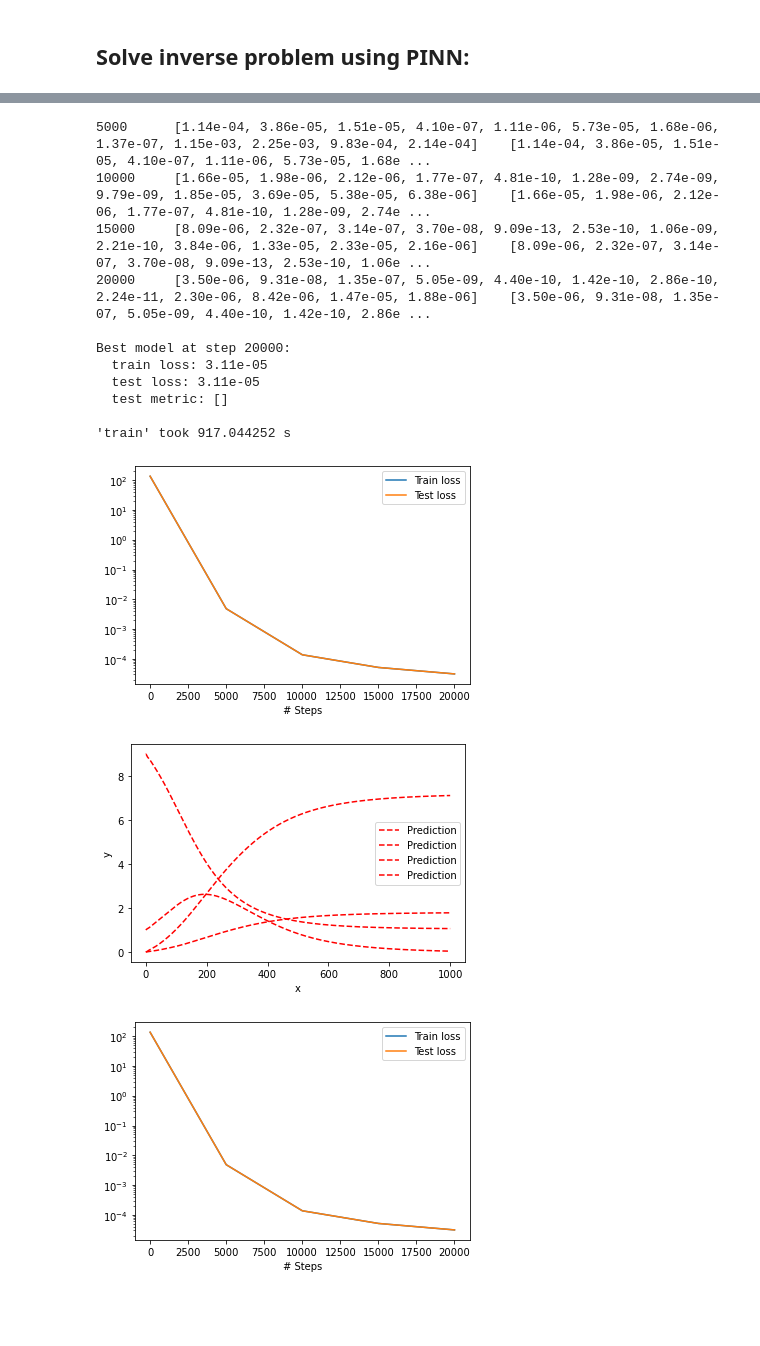
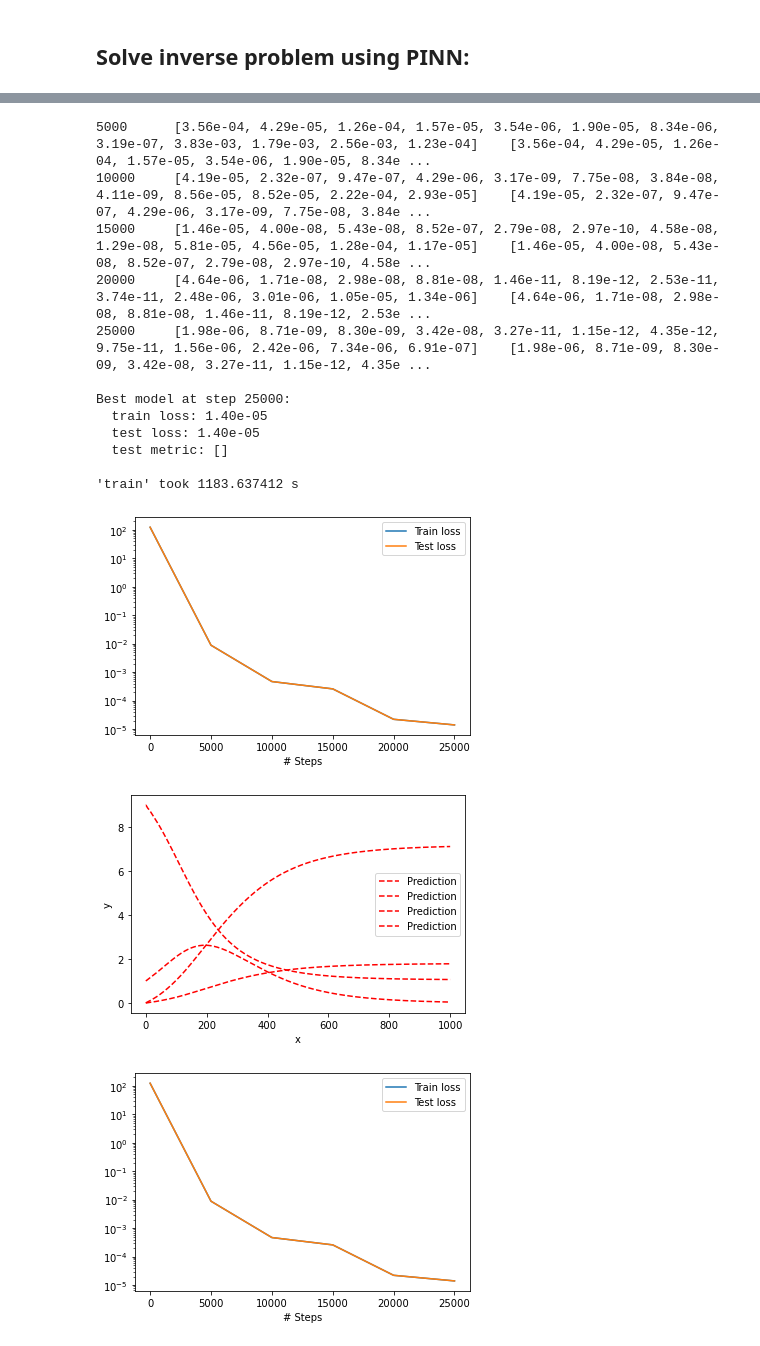
Before and after one commit to emilhaugstvedt/PINN, a Jupyter notebook: SIRD/PINN_SIRD.ipynb, the cells around one changed output, grey strips where cells are left out. Drawn from its saved outputs; the diff is of its cells as text; code cells hidden in the pictures; blank space fills up the shorter version.

```diff
--- a/SIRD/PINN_SIRD.ipynb
+++ b/SIRD/PINN_SIRD.ipynb
@@ -316,11 +357,10 @@ est_model.compile("adam", lr=0.0001, external_trainable_variables=[est_beta, est
 
 # Define when to collect the updated values of the variables and save them to a file:
 variable = dde.callbacks.VariableValue(
-    [est_beta, est_gamma, est_mu], period=600, filename="variables.dat"
-)
+    [est_beta, est_gamma, est_mu], period=600, filename="variables.dat")
 
 # Train the model:
-losshistory, train_state = est_model.train(epochs=20000, callbacks=[variable], display_every= 5000)
+losshistory, train_state = est_model.train(epochs=25000, callbacks=[variable], display_every= 5000)
 dde.saveplot(losshistory, train_state, issave=False, isplot=True)
 dde.postprocessing.plot_loss_history(losshistory, fname= "figures/lossParameterEstimation")
 # %% [output]
@@ -344,14 +384,15 @@ Step      Train loss
-5000      [1.14e-04, 3.86e-05, 1.51e-05, 4.10e-07, 1.11e-06, 5.73e-05, 1.68e-06, 1.37e-07, 1.15e-03, 2.25e-03, 9.83e-04, 2.14e-04]    [1.14e-04, 3.86e-05, 1.51e-05, 4.10e-07, 1.11e-06, 5.73e-05, 1.68e ...
-10000     [1.66e-05, 1.98e-06, 2.12e-06, 1.77e-07, 4.81e-10, 1.28e-09, 2.74e-09, 9.79e-09, 1.85e-05, 3.69e-05, 5.38e-05, 6.38e-06]    [1.66e-05, 1.98e-06, 2.12e-06, 1.77e-07, 4.81e-10, 1.28e-09, 2.74e ...
-15000     [8.09e-06, 2.32e-07, 3.14e-07, 3.70e-08, 9.09e-13, 2.53e-10, 1.06e-09, 2.21e-10, 3.84e-06, 1.33e-05, 2.33e-05, 2.16e-06]    [8.09e-06, 2.32e-07, 3.14e-07, 3.70e-08, 9.09e-13, 2.53e-10, 1.06e ...
-20000     [3.50e-06, 9.31e-08, 1.35e-07, 5.05e-09, 4.40e-10, 1.42e-10, 2.86e-10, 2.24e-11, 2.30e-06, 8.42e-06, 1.47e-05, 1.88e-06]    [3.50e-06, 9.31e-08, 1.35e-07, 5.05e-09, 4.40e-10, 1.42e-10, 2.86e ...
+5000      [3.56e-04, 4.29e-05, 1.26e-04, 1.57e-05, 3.54e-06, 1.90e-05, 8.34e-06, 3.19e-07, 3.83e-03, 1.79e-03, 2.56e-03, 1.23e-04]    [3.56e-04, 4.29e-05, 1.26e-04, 1.57e-05, 3.54e-06, 1.90e-05, 8.34e ...
+10000     [4.19e-05, 2.32e-07, 9.47e-07, 4.29e-06, 3.17e-09, 7.75e-08, 3.84e-08, 4.11e-09, 8.56e-05, 8.52e-05, 2.22e-04, 2.93e-05]    [4.19e-05, 2.32e-07, 9.47e-07, 4.29e-06, 3.17e-09, 7.75e-08, 3.84e ...
+15000     [1.46e-05, 4.00e-08, 5.43e-08, 8.52e-07, 2.79e-08, 2.97e-10, 4.58e-08, 1.29e-08, 5.81e-05, 4.56e-05, 1.28e-04, 1.17e-05]    [1.46e-05, 4.00e-08, 5.43e-08, 8.52e-07, 2.79e-08, 2.97e-10, 4.58e ...
+20000     [4.64e-06, 1.71e-08, 2.98e-08, 8.81e-08, 1.46e-11, 8.19e-12, 2.53e-11, 3.74e-11, 2.48e-06, 3.01e-06, 1.05e-05, 1.34e-06]    [4.64e-06, 1.71e-08, 2.98e-08, 8.81e-08, 1.46e-11, 8.19e-12, 2.53e ...
+25000     [1.98e-06, 8.71e-09, 8.30e-09, 3.42e-08, 3.27e-11, 1.15e-12, 4.35e-12, 9.75e-11, 1.56e-06, 2.42e-06, 7.34e-06, 6.91e-07]    [1.98e-06, 8.71e-09, 8.30e-09, 3.42e-08, 3.27e-11, 1.15e-12, 4.35e ...
 
-Best model at step 20000:
-  train loss: 3.11e-05
-  test loss: 3.11e-05
+Best model at step 25000:
+  train loss: 1.40e-05
+  test loss: 1.40e-05
   test metric: []
 
-'train' took 917.044252 s
+'train' took 1183.637412 s
-[figure, old version]
+[figure, new version]
 [figure]
-[figure, old version]
+[figure, new version]
```
Also changed, not shown: parts of 7 cells of this notebook, 7 other files.
